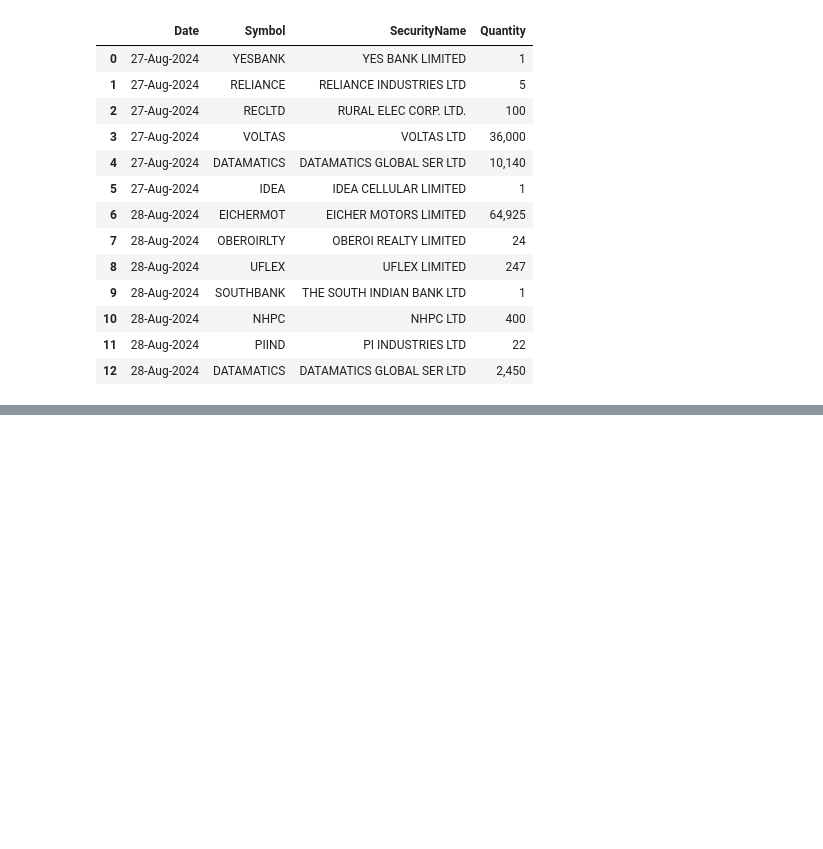
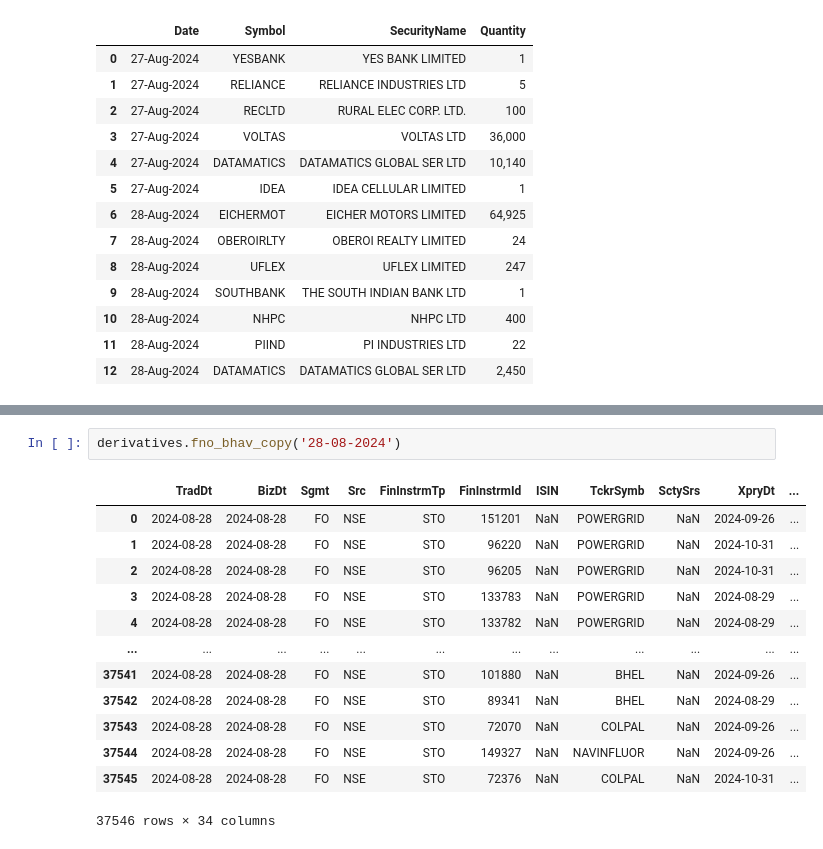
Before and after one commit to Himanshu-abc/stock_market, a Jupyter notebook: nse_data.ipynb, the cells around one changed output, grey strips where cells are left out. Drawn from its saved outputs; the diff is of its cells as text; blank space fills up the shorter version.

```diff
--- a/nse_data.ipynb
+++ b/nse_data.ipynb
@@ -336,0 +380,16 @@ capital_market.short_selling_data(period='1D')
+# %%
+derivatives.fno_bhav_copy('28-08-2024')
+# %% [output]
+|  | TradDt | BizDt | Sgmt | Src | FinInstrmTp | FinInstrmId | ISIN | TckrSymb | SctySrs | XpryDt | ... |
+| 0 | 2024-08-28 | 2024-08-28 | FO | NSE | STO | 151201 | NaN | POWERGRID | NaN | 2024-09-26 | ... |
+| 1 | 2024-08-28 | 2024-08-28 | FO | NSE | STO | 96220 | NaN | POWERGRID | NaN | 2024-10-31 | ... |
+| 2 | 2024-08-28 | 2024-08-28 | FO | NSE | STO | 96205 | NaN | POWERGRID | NaN | 2024-10-31 | ... |
+| 3 | 2024-08-28 | 2024-08-28 | FO | NSE | STO | 133783 | NaN | POWERGRID | NaN | 2024-08-29 | ... |
+| 4 | 2024-08-28 | 2024-08-28 | FO | NSE | STO | 133782 | NaN | POWERGRID | NaN | 2024-08-29 | ... |
+| ... | ... | ... | ... | ... | ... | ... | ... | ... | ... | ... | ... |
+| 37541 | 2024-08-28 | 2024-08-28 | FO | NSE | STO | 101880 | NaN | BHEL | NaN | 2024-09-26 | ... |
+| 37542 | 2024-08-28 | 2024-08-28 | FO | NSE | STO | 89341 | NaN | BHEL | NaN | 2024-08-29 | ... |
+| 37543 | 2024-08-28 | 2024-08-28 | FO | NSE | STO | 72070 | NaN | COLPAL | NaN | 2024-09-26 | ... |
+| 37544 | 2024-08-28 | 2024-08-28 | FO | NSE | STO | 149327 | NaN | NAVINFLUOR | NaN | 2024-09-26 | ... |
+| 37545 | 2024-08-28 | 2024-08-28 | FO | NSE | STO | 72376 | NaN | COLPAL | NaN | 2024-10-31 | ... |
+37546 rows × 34 columns
```
Also changed, not shown: parts of 10 cells of this notebook.
